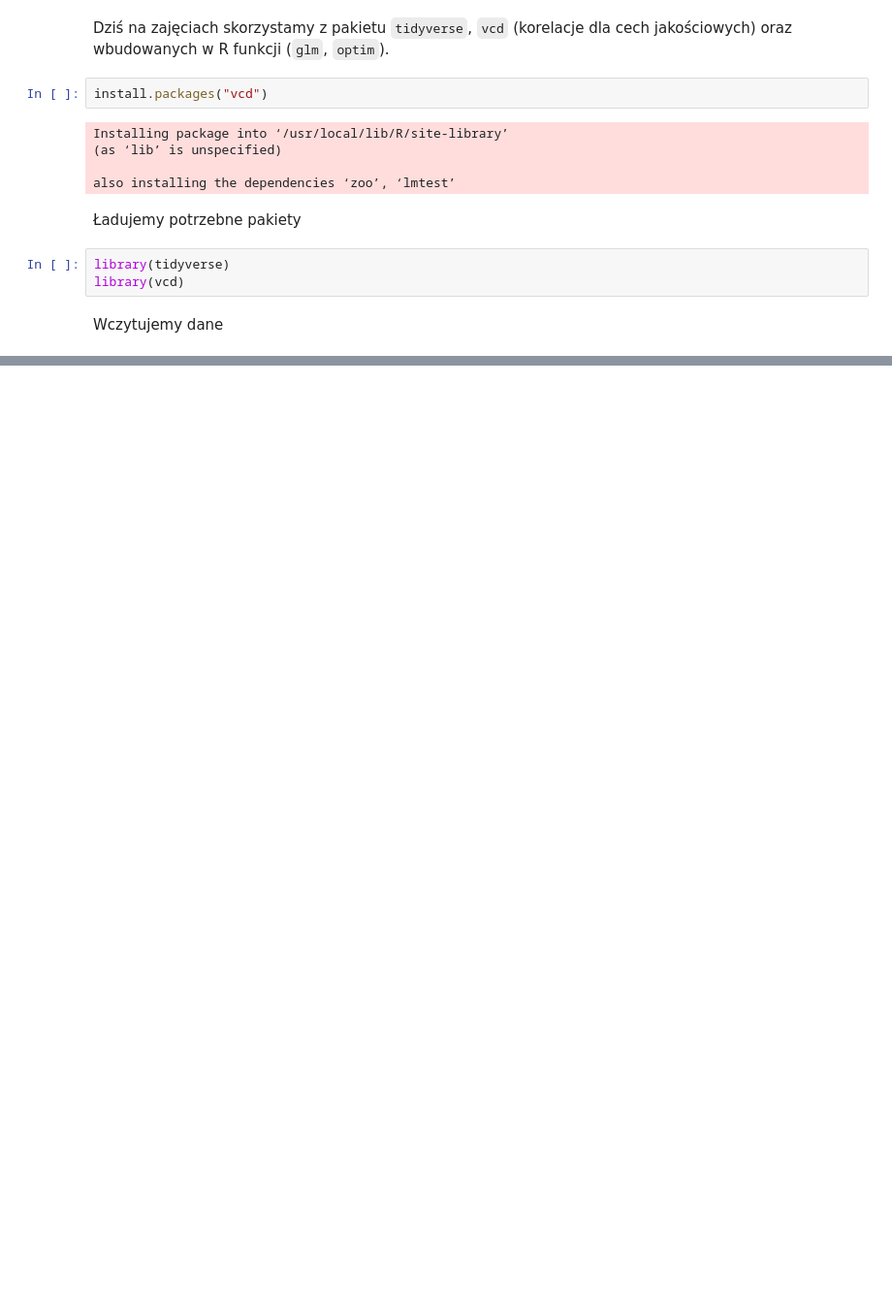
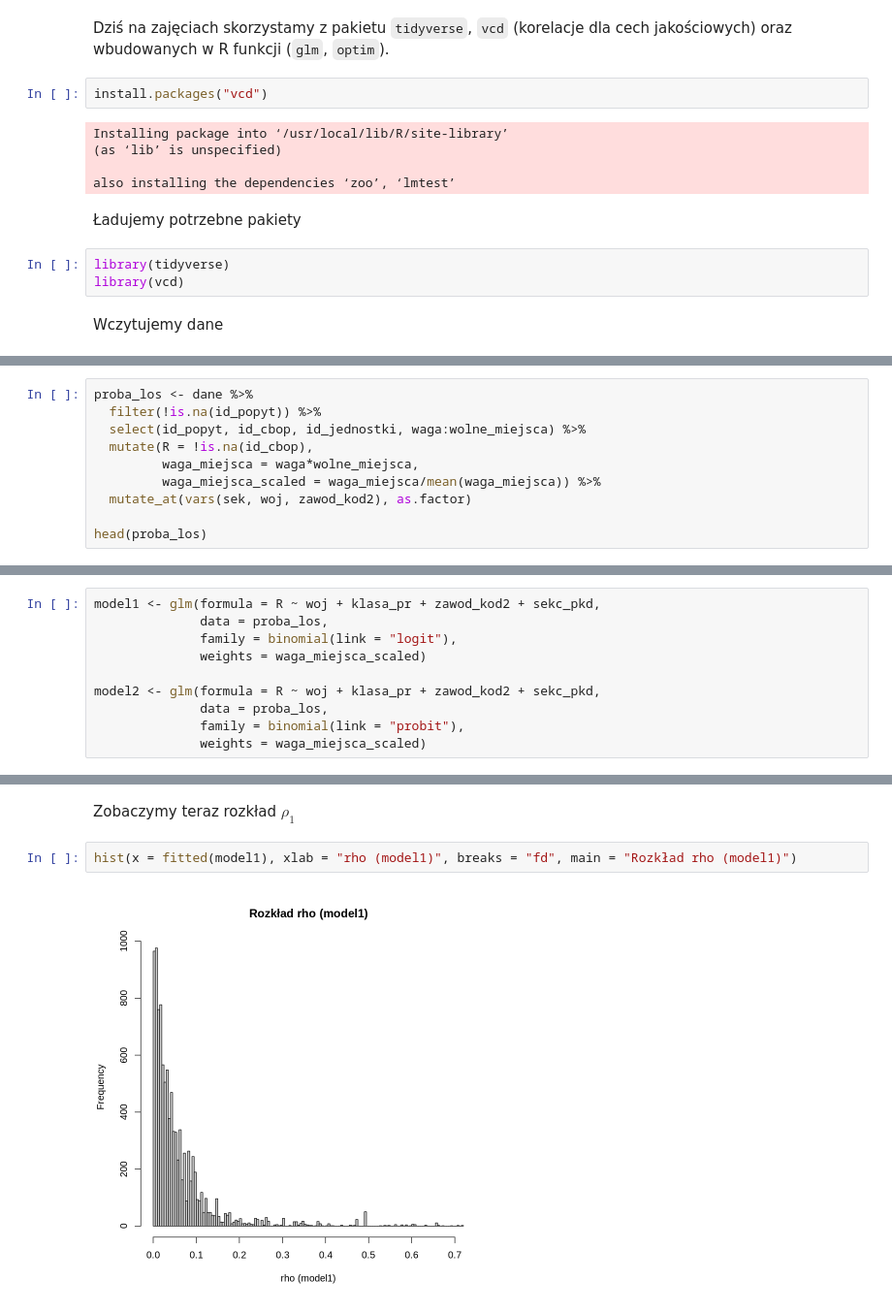
Before and after one commit to DepartmentOfStatisticsPUE/bi-2021, a Jupyter notebook: materialy-wyklady/bi_2021_04_19.ipynb, the cells around one changed output, grey strips where cells are left out. Shown at 97% size. Saved outputs shown, nothing was run; the diff lists cells and outputs as text; blank space fills up the shorter version.

```diff
--- a/materialy-wyklady/bi_2021_04_19.ipynb
+++ b/materialy-wyklady/bi_2021_04_19.ipynb
@@ -36,0 +67,10 @@ A data.frame: 6 × 14
+# %%
+proba_los <- dane %>%
+  filter(!is.na(id_popyt)) %>%
+  select(id_popyt, id_cbop, id_jednostki, waga:wolne_miejsca) %>%
+  mutate(R = !is.na(id_cbop),
+         waga_miejsca = waga*wolne_miejsca,
+         waga_miejsca_scaled = waga_miejsca/mean(waga_miejsca)) %>%
+  mutate_at(vars(sek, woj, zawod_kod2), as.factor)
+
+head(proba_los)
@@ -36,0 +185,10 @@ A data.frame: 6 × 14
+# %%
+model1 <- glm(formula = R ~ woj + klasa_pr + zawod_kod2 + sekc_pkd,
+              data = proba_los,
+              family = binomial(link = "logit"),
+              weights = waga_miejsca_scaled)
+
+model2 <- glm(formula = R ~ woj + klasa_pr + zawod_kod2 + sekc_pkd,
+              data = proba_los,
+              family = binomial(link = "probit"),
+              weights = waga_miejsca_scaled)
@@ -36,0 +222,6 @@ A data.frame: 6 × 14
+# %% [markdown]
+Zobaczymy teraz rozkład $\rho_1$
+# %%
+hist(x = fitted(model1), xlab = "rho (model1)", breaks = "fd", main = "Rozkład rho (model1)")
+# %% [output]
+[figure, added]
```
Also changed, not shown: parts of 30 cells of this notebook.
